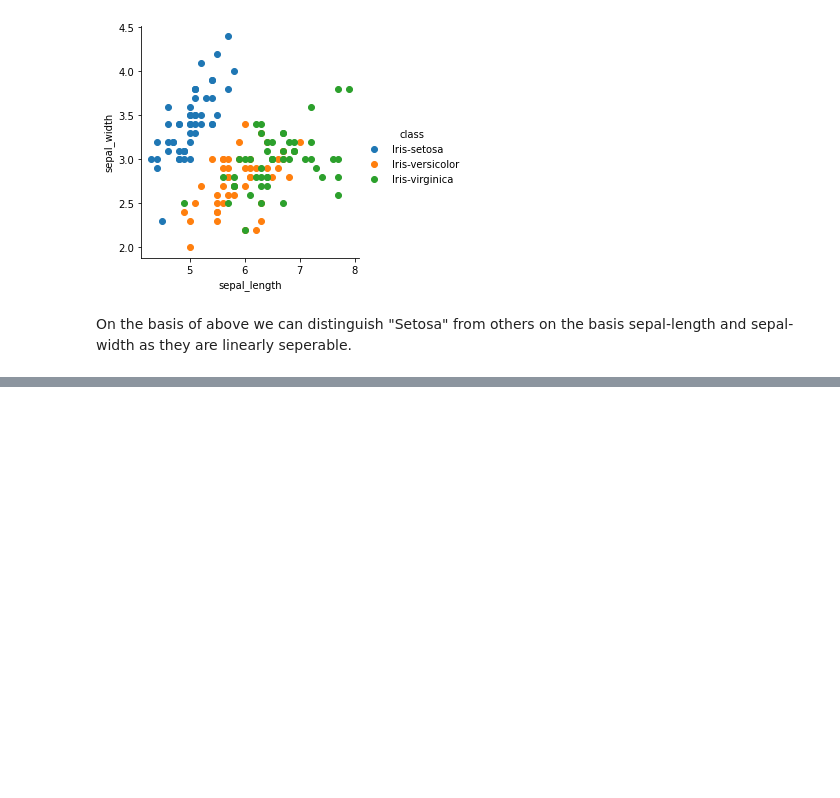
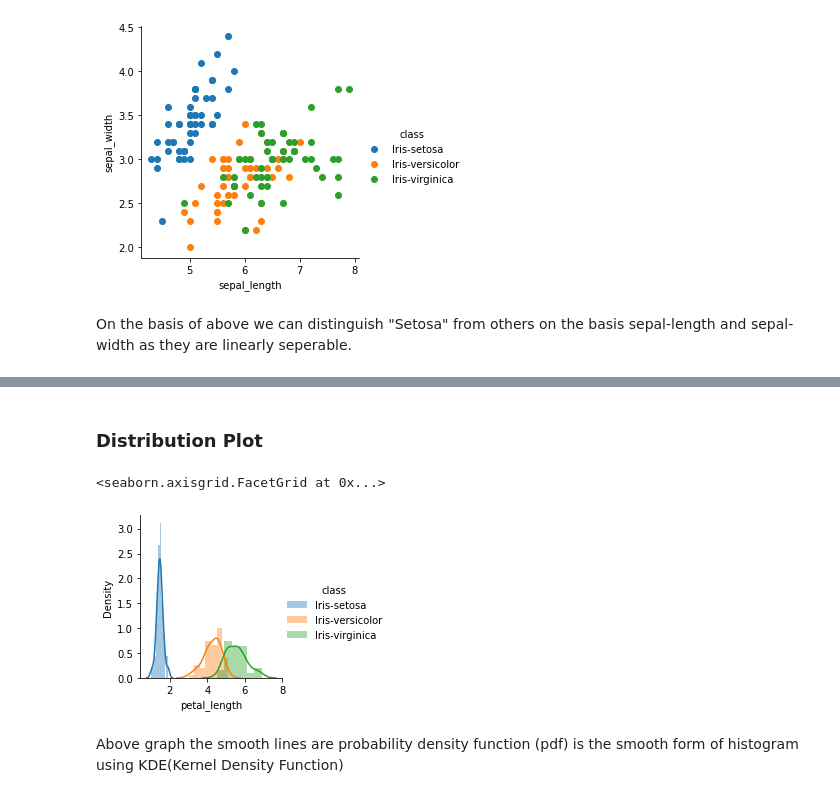
Before and after one commit to vijananish/exploratory-data-analysis, a Jupyter notebook: iris-dataset/iris-dataset.ipynb, the cells around one changed output, grey strips where cells are left out. Cells and saved outputs as stored; diff of their text form; code cells hidden in the pictures; blank space fills up the shorter version.

```diff
--- a/iris-dataset/iris-dataset.ipynb
+++ b/iris-dataset/iris-dataset.ipynb
@@ -80,0 +78,9 @@ On the basis of above we can distinguish "Setosa" from others on the basis sepal
+# %% [markdown]
+### Distribution Plot
+# %%
+sns.FacetGrid(iris_dataset, hue="class").map(sns.distplot, "petal_length").add_legend()
+# %% [output]
+<seaborn.axisgrid.FacetGrid at 0x...>
+[figure, added]
+# %% [markdown]
+Above graph the smooth lines are probability density function (pdf) is the smooth form of histogram using KDE(Kernel Density Function)
```
Also changed, not shown: parts of 9 cells of this notebook, 1 other file.
